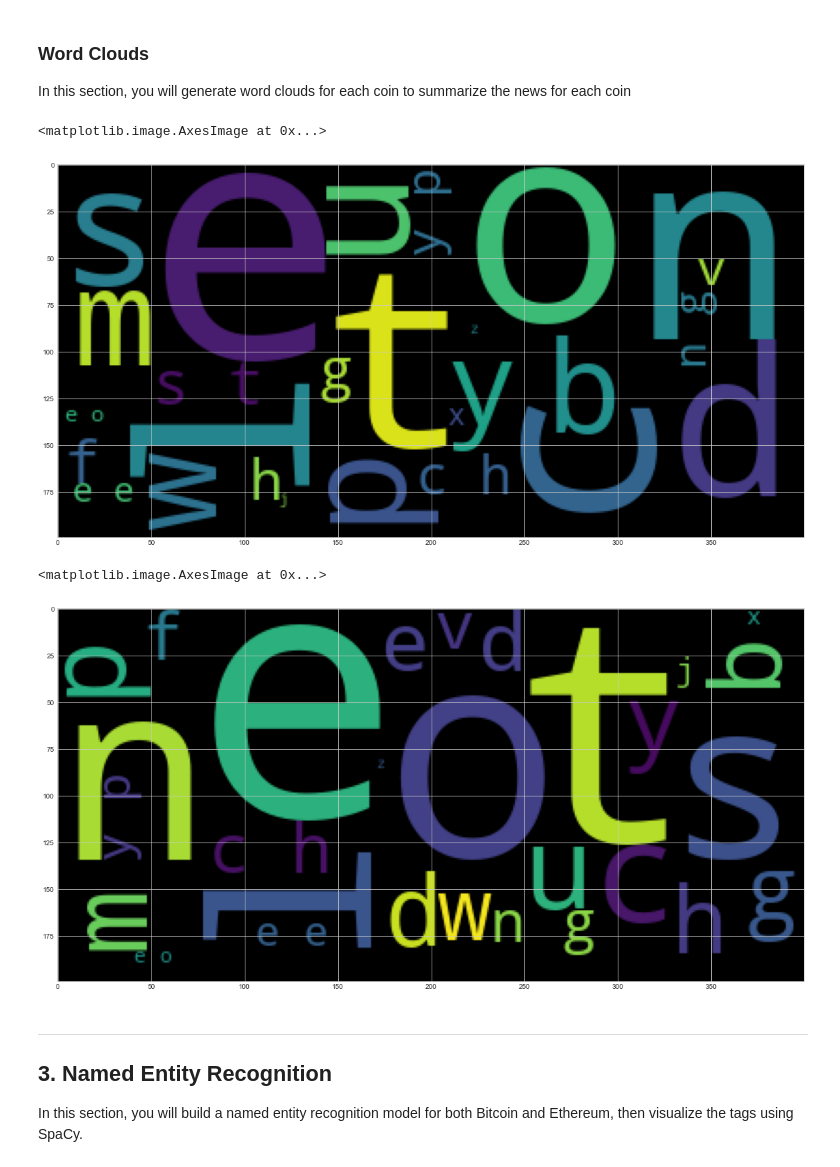
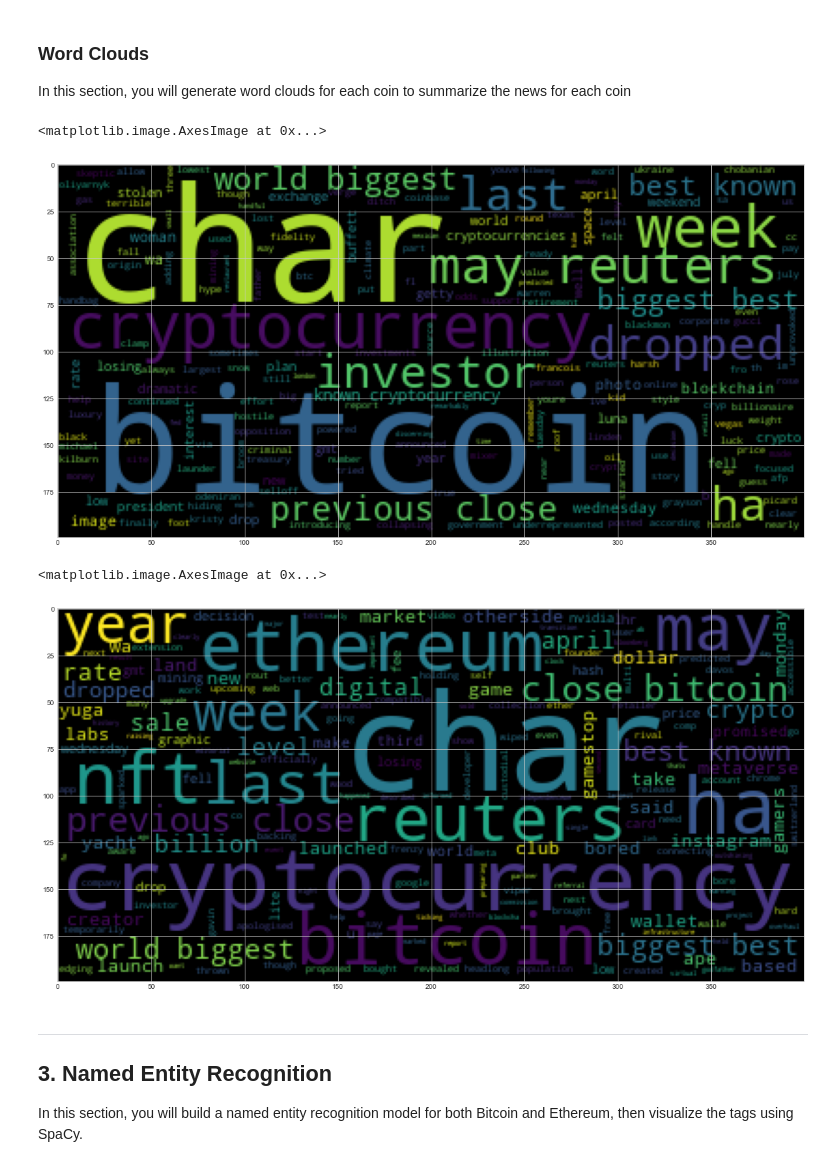
Before and after one commit to livelyvinay4u/Unit12---NLP-Homework, a Jupyter notebook: Starter_Code/crypto_sentiment.ipynb, the cells around one changed output. Cells and saved outputs as stored; diff of their text form; code cells hidden in the pictures.

```diff
--- a/Starter_Code/crypto_sentiment.ipynb
+++ b/Starter_Code/crypto_sentiment.ipynb
@@ -278,0 +356,9 @@ print(bitcoin_tokens_list)
+# %%
+bitcoin_flatList = []
+for elem in bitcoin_tokens_test:
+    bitcoin_flatList1 = []
+    for elem1 in elem:
+        bitcoin_flatList1.extend(elem1)
+#        print('Flat List1 : ', bitcoin_flatList1)
+    bitcoin_flatList.extend(bitcoin_flatList1)
+print('Bitcoin Flat List : ', bitcoin_flatList)
@@ -279,9 +391,22 @@ print(bitcoin_tokens_list)
 # %%
 # ETHEREUM TOKENS LIST
-ethereum_tokens_list = []
-for i in ethereum_df['text']:
+#ethereum_tokens_list = []
+#for i in ethereum_df['text']:
 #    print(i)
-    ethereum_tokens_test = tokenizer(i)
-    ethereum_tokens_list.append(ethereum_tokens_test)
-print(ethereum_tokens_list)
+#    ethereum_tokens_test = tokenizer(i)
+#    ethereum_tokens_list.append(ethereum_tokens_test)
+#print(ethereum_tokens_list)
+
+########
+ethereum_tokens_test = []
+for text in ethereum_df_copy:
+    sentence = sent_tokenize(text)
+#    print(sentence)
+    ethereum_tokens_test1 = []
+    for sen in sentence:
+        ethereum_tokens_def = tokenizer(sen)
+        ethereum_tokens_test1.append(ethereum_tokens_def)
+#    print(bitcoin_tokens_test1)
+    ethereum_tokens_test.append(ethereum_tokens_test1)
+print(ethereum_tokens_test)
 # %% [output]
@@ -288,0 +414,9 @@ print(ethereum_tokens_list)
+# %%
+ethereum_flatList = []
+for elem in ethereum_tokens_test:
+    ethereum_flatList1 = []
+    for elem1 in elem:
+        ethereum_flatList1.extend(elem1)
+#        print('Flat List1 : ', bitcoin_flatList1)
+    ethereum_flatList.extend(ethereum_flatList1)
+print('Ethereum Flat List : ', ethereum_flatList)
@@ -421,22 +545,22 @@ mpl.rcParams['figure.figsize'] = [20.0, 10.0]
 # Generate the Bitcoin word cloud
 # YOUR CODE HERE!
 #bitcoin_cloud = ' '.join(bitcoin_tokens)
-bitcoin_cloud = ' '.join(bitcoin_mystring)
+bitcoin_cloud = ' '.join(bitcoin_flatList)
 bitcoin_wc = WordCloud().generate(bitcoin_cloud)
 plt.imshow(bitcoin_wc)
 # %% [output]
 <matplotlib.image.AxesImage at 0x...>
-[figure, old version]
+[figure, new version]
 # %%
 # Generate the Ethereum word cloud
 # YOUR CODE HERE!
 #ethereum_cloud = ' '.join(ethereum_tokens)
-ethereum_cloud = ' '.join(ethereum_mystring)
+ethereum_cloud = ' '.join(ethereum_flatList)
 ethereum_wc = WordCloud().generate(ethereum_cloud)
 plt.imshow(ethereum_wc)
 # %% [output]
 <matplotlib.image.AxesImage at 0x...>
-[figure, old version]
+[figure, new version]
 # %% [markdown]
 ---
 ## 3. Named Entity Recognition
```
Also changed, not shown: parts of 38 cells of this notebook.
